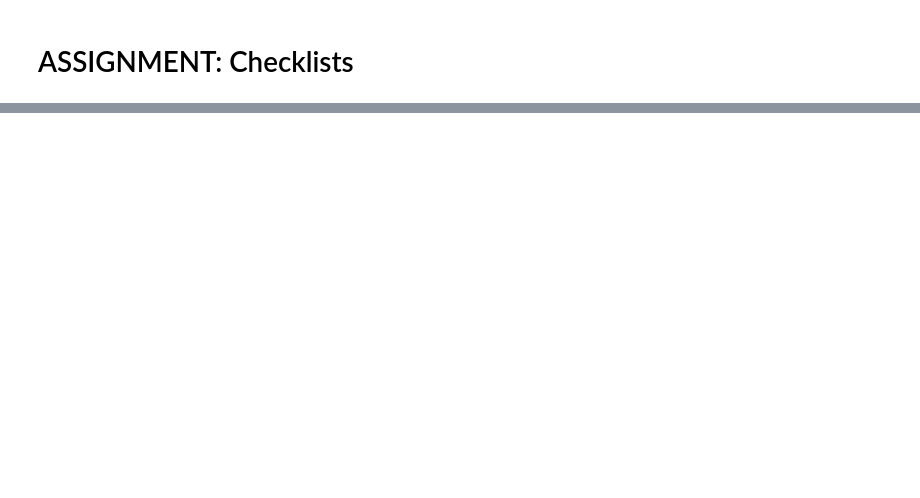
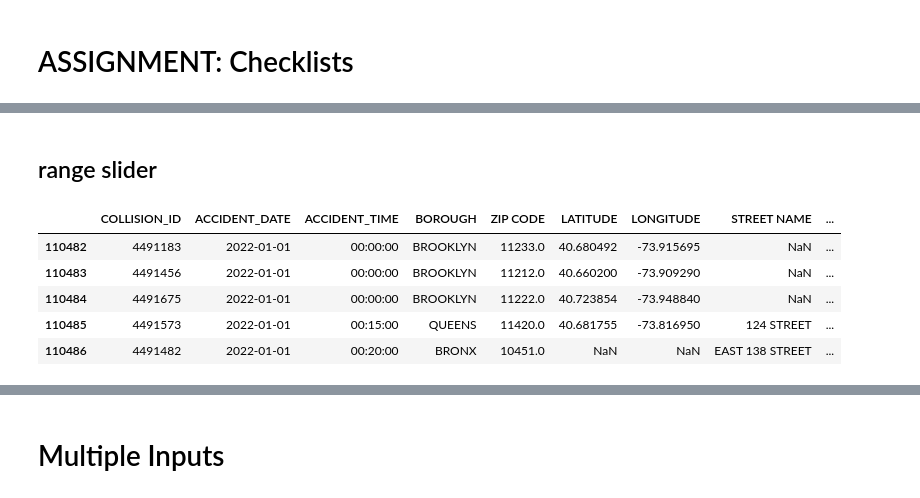
Before and after one commit to ideaguy3d/data-engineering-practice, a Jupyter notebook: dash_app/section4_interactive_elements.ipynb, the cells around one changed output, grey strips where cells are left out. Drawn from its saved outputs; the diff is of its cells as text; code cells hidden in the pictures; blank space fills up the shorter version.

```diff
--- a/dash_app/section4_interactive_elements.ipynb
+++ b/dash_app/section4_interactive_elements.ipynb
@@ -241,0 +474,50 @@ if __name__ == '__main__':
+# %% [markdown]
+## range slider
+# %%
+app = Dash(__name__, external_stylesheets=[dbc.themes.BOOTSTRAP])
+
+display(df_collisions.head())
+
+app.layout = html.Div([
+    dcc.DatePickerRange(
+        id='date_picker',
+        min_date_allowed=df_collisions['ACCIDENT_DATE'].min(),
+        max_date_allowed=df_collisions['ACCIDENT_DATE'].max(),
+        initial_visible_month=df_collisions['ACCIDENT_DATE'].max(),
+        start_date=df_collisions['ACCIDENT_DATE'].min(),
+        end_date=df_collisions['ACCIDENT_DATE'].max(),
+        display_format='YYYY-MM-DD',
+    ),
+    dcc.Graph(id='graph'),
+])
+
+@app.callback(
+    Output(component_id='graph', component_property='figure'),
+    [Input(component_id='date_picker', component_property='start_date'),
+    Input(component_id='date_picker', component_property='end_date')]
+)
+def plot_collisions_bar(start_date: str, end_date: str):
+    if not start_date or not end_date:
+        raise exceptions.PreventUpdate
+
+    fig = px.bar(
+        (
+            df_collisions
+            .groupby('BOROUGH', as_index=False)
+            .sum()
+        ),
+        x='PERSONS INJURED',
+        y='BOROUGH',
+        title=f'Total Expenditure by State between {start_date} and {end_date}'
+    )
+    return fig
+
+if __name__ == '__main__':
+    app.run_server(debug=True, mode='inline', width="60%")
+# %% [output]
+|  | COLLISION_ID | ACCIDENT_DATE | ACCIDENT_TIME | BOROUGH | ZIP CODE | LATITUDE | LONGITUDE | STREET NAME | ... |
+| 110482 | 4491183 | 2022-01-01 | 00:00:00 | BROOKLYN | 11233.0 | 40.680492 | -73.915695 | NaN | ... |
+| 110483 | 4491456 | 2022-01-01 | 00:00:00 | BROOKLYN | 11212.0 | 40.660200 | -73.909290 | NaN | ... |
+| 110484 | 4491675 | 2022-01-01 | 00:00:00 | BROOKLYN | 11222.0 | 40.723854 | -73.948840 | NaN | ... |
+| 110485 | 4491573 | 2022-01-01 | 00:15:00 | QUEENS | 11420.0 | 40.681755 | -73.816950 | 124 STREET | ... |
+| 110486 | 4491482 | 2022-01-01 | 00:20:00 | BRONX | 10451.0 | NaN | NaN | EAST 138 STREET | ... |
@@ -241,0 +525,2 @@ if __name__ == '__main__':
+# %% [markdown]
+# Multiple Inputs
```
Also changed, not shown: parts of 24 cells of this notebook, 1 other file.
